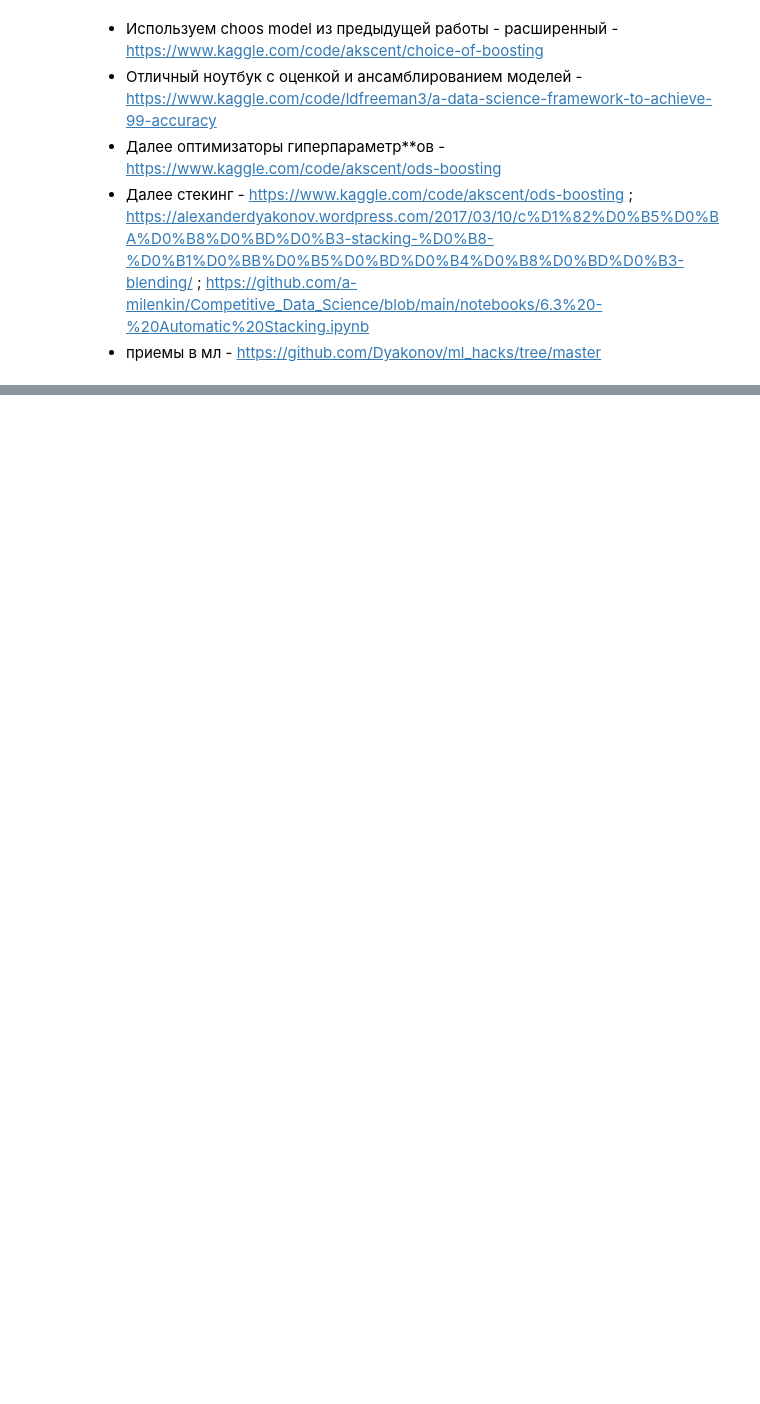
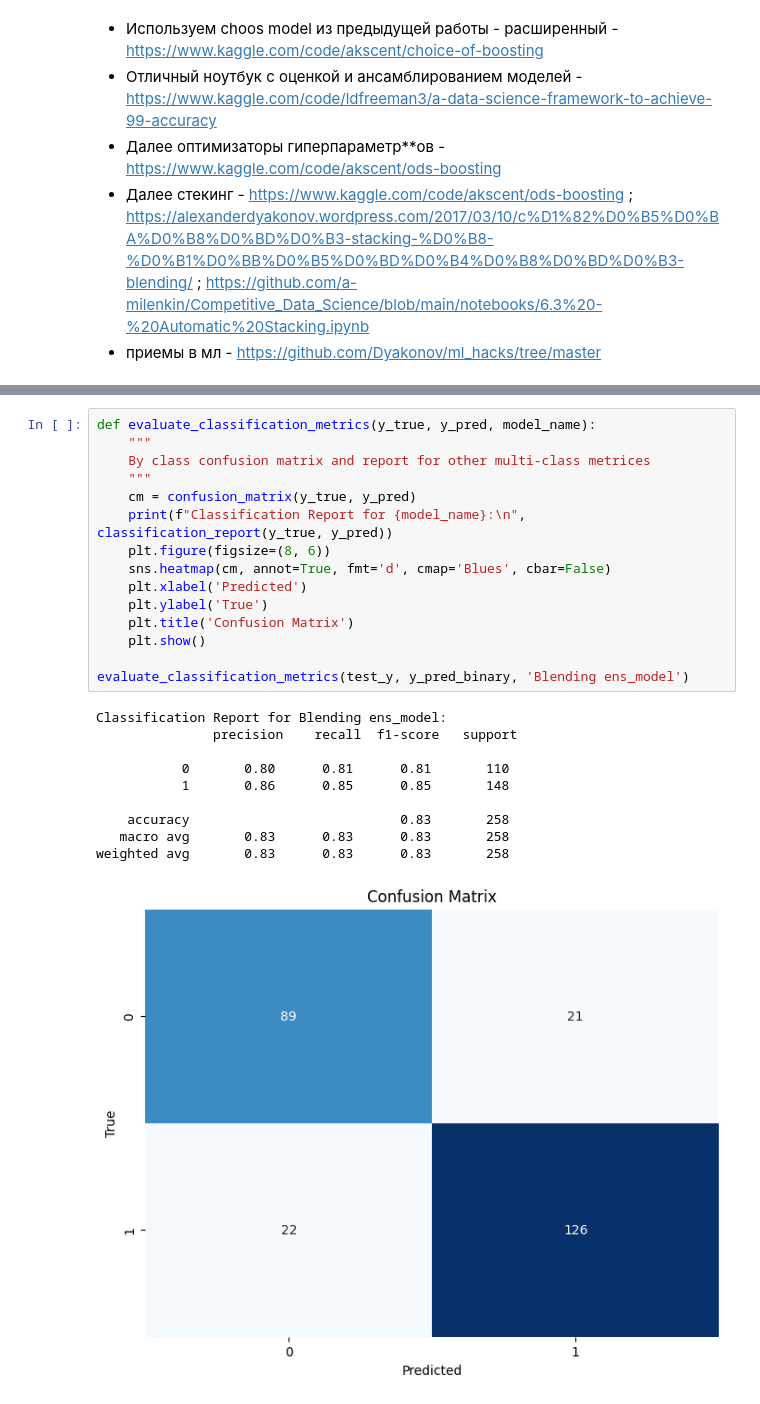
Before and after one commit to akscent/ds_club, a Jupyter notebook: Projects/Churn_prediction/Alfa_Siberian_Hack/fit-ml-for-charn-prediction.ipynb, the cells around one changed output, grey strips where cells are left out. Drawn from its saved outputs; the diff is of its cells as text; blank space fills up the shorter version.

```diff
--- a/Projects/Churn_prediction/Alfa_Siberian_Hack/fit-ml-for-charn-prediction.ipynb
+++ b/Projects/Churn_prediction/Alfa_Siberian_Hack/fit-ml-for-charn-prediction.ipynb
@@ -848,0 +516,26 @@ for t in range(2, 11):
+# %%
+def evaluate_classification_metrics(y_true, y_pred, model_name):
+    """
+    By class confusion matrix and report for other multi-class metrices
+    """
+    cm = confusion_matrix(y_true, y_pred)
+    print(f"Classification Report for {model_name}:\n", classification_report(y_true, y_pred))
+    plt.figure(figsize=(8, 6))
+    sns.heatmap(cm, annot=True, fmt='d', cmap='Blues', cbar=False)
+    plt.xlabel('Predicted')
+    plt.ylabel('True')
+    plt.title('Confusion Matrix')
+    plt.show()
+
+evaluate_classification_metrics(test_y, y_pred_binary, 'Blending ens_model')
+# %% [output]
+Classification Report for Blending ens_model:
+               precision    recall  f1-score   support
+
+           0       0.80      0.81      0.81       110
+           1       0.86      0.85      0.85       148
+
+    accuracy                           0.83       258
+   macro avg       0.83      0.83      0.83       258
+weighted avg       0.83      0.83      0.83       258
+[figure, added]
```
Also changed, not shown: parts of 50 cells of this notebook, 1 other file.
